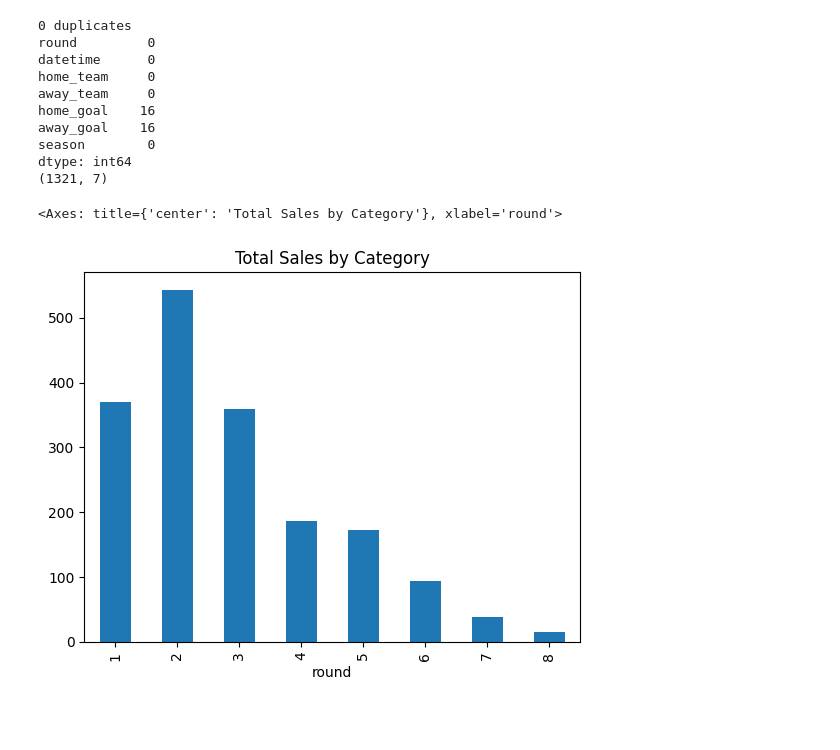
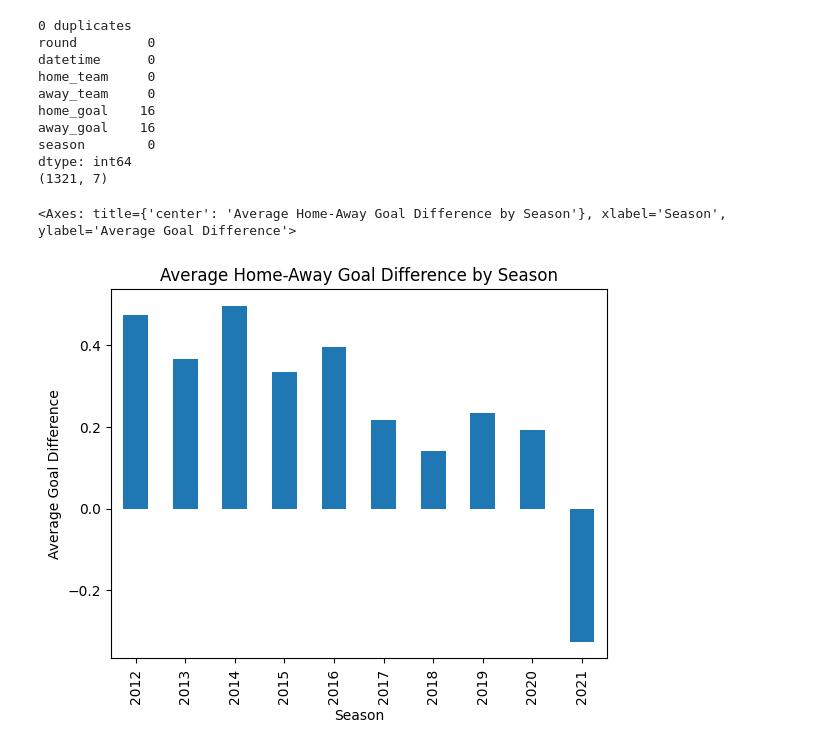
Before and after one commit to ArnavM2008/ba-ai-project, a Jupyter notebook: week1_python.ipynb, the cells around one changed output. Saved outputs shown, nothing was run; the diff lists cells and outputs as text; code cells hidden in the pictures; blank space fills up the shorter version.

```diff
--- a/week1_python.ipynb
+++ b/week1_python.ipynb
@@ -48,9 +46,15 @@ away_goal    16
 season        0
 dtype: int64
 (1321, 7)
-# %%
-df.groupby("round")["home_goal"].sum().plot(
-    kind = "bar", title = "Total Sales by Category")
-# %% [output]
-<Axes: title={'center': 'Total Sales by Category'}, xlabel='round'>
-[figure, removed]
+# %%
+df["goal_difference"] = df["home_goal"] - df["away_goal"]
+
+df.groupby("season")["goal_difference"].mean().plot(
+    kind = "bar",
+    title = "Average Home-Away Goal Difference by Season",
+    xlabel = "Season",
+    ylabel = "Average Goal Difference"
+)
+# %% [output]
+<Axes: title={'center': 'Average Home-Away Goal Difference by Season'}, xlabel='Season', ylabel='Average Goal Difference'>
+[figure, added]
```
Also changed, not shown: parts of 1 cell of this notebook, 1 other file.
